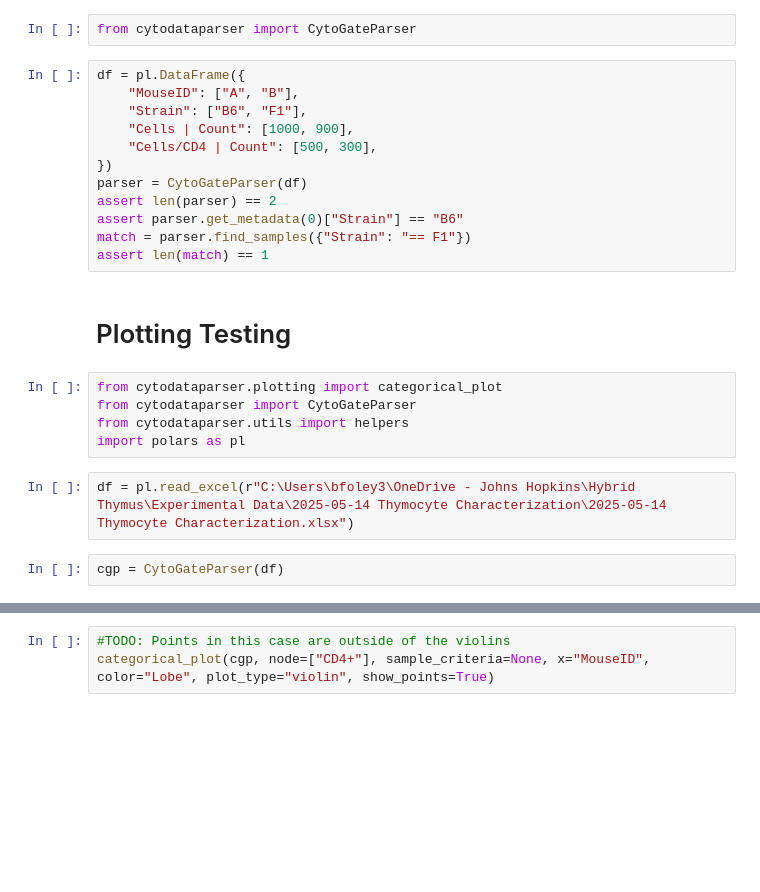
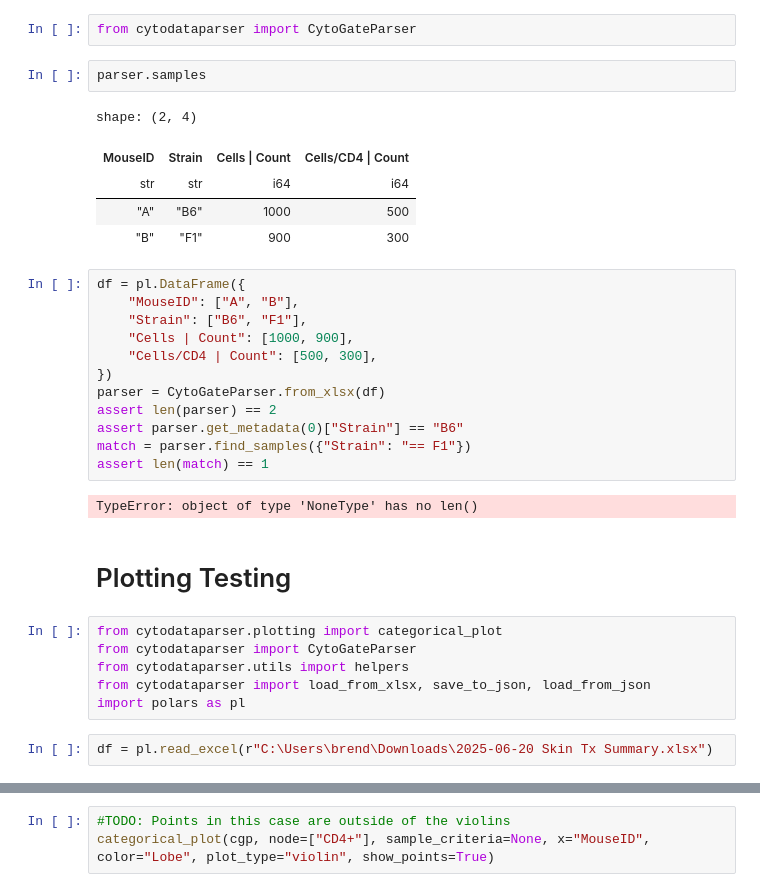
Before and after one commit to bfoley12/CytoDataParser, a Jupyter notebook: examples/test_notebook.ipynb, the cells around one changed output, grey strips where cells are left out. Saved outputs shown, nothing was run; the diff lists cells and outputs as text; blank space fills up the shorter version.

Commit message:
Implemented Samples to containerize data. Improved loading and writing.

```diff
--- a/examples/test_notebook.ipynb
+++ b/examples/test_notebook.ipynb
@@ -83,6 +83,14 @@ assert not cond("AB12Z")
 ## Test Core
 # %%
 from cytodataparser import CytoGateParser
+# %%
+parser.samples
+# %% [output]
+shape: (2, 4)
+| MouseID | Strain | Cells | Count | Cells/CD4 | Count |
+| str | str | i64 | i64 |
+| "A" | "B6" | 1000 | 500 |
+| "B" | "F1" | 900 | 300 |
 # %%
 df = pl.DataFrame({
     "MouseID": ["A", "B"],
@@ -90,19 +98,20 @@ df = pl.DataFrame({
     "Cells | Count": [1000, 900],
     "Cells/CD4 | Count": [500, 300],
 })
-parser = CytoGateParser(df)
+parser = CytoGateParser.from_xlsx(df)
 assert len(parser) == 2
 assert parser.get_metadata(0)["Strain"] == "B6"
 match = parser.find_samples({"Strain": "== F1"})
 assert len(match) == 1
+# %% [output]
+TypeError: object of type 'NoneType' has no len()
 # %% [markdown]
 # Plotting Testing
 # %%
 from cytodataparser.plotting import categorical_plot
 from cytodataparser import CytoGateParser
 from cytodataparser.utils import helpers
+from cytodataparser import load_from_xlsx, save_to_json, load_from_json
 import polars as pl
 # %%
-df = pl.read_excel(r"C:\Users\bfoley3\OneDrive - Johns Hopkins\Hybrid Thymus\Experimental Data\2025-05-14 Thymocyte Characterization\2025-05-14 Thymocyte Characterization.xlsx")
+df = pl.read_excel(r"C:\Users\brend\Downloads\2025-06-20 Skin Tx Summary.xlsx")
-# %%
-cgp = CytoGateParser(df)
```
Also changed, not shown: parts of 6 cells of this notebook, 8 other files.
